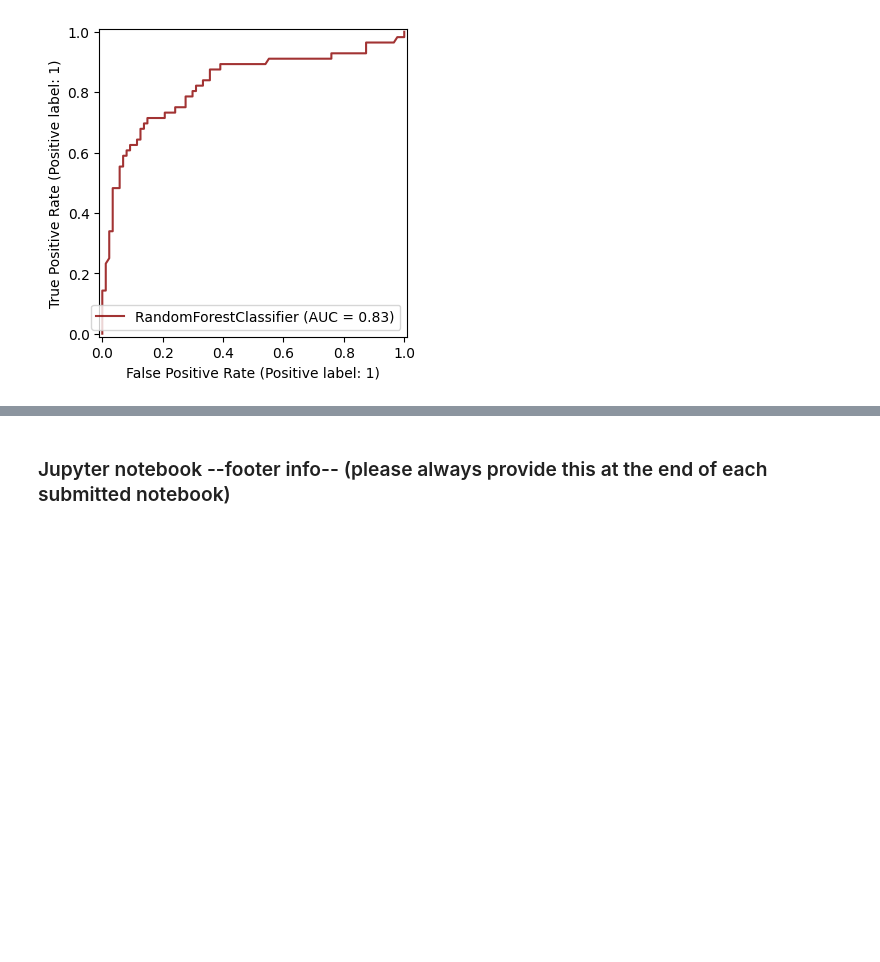
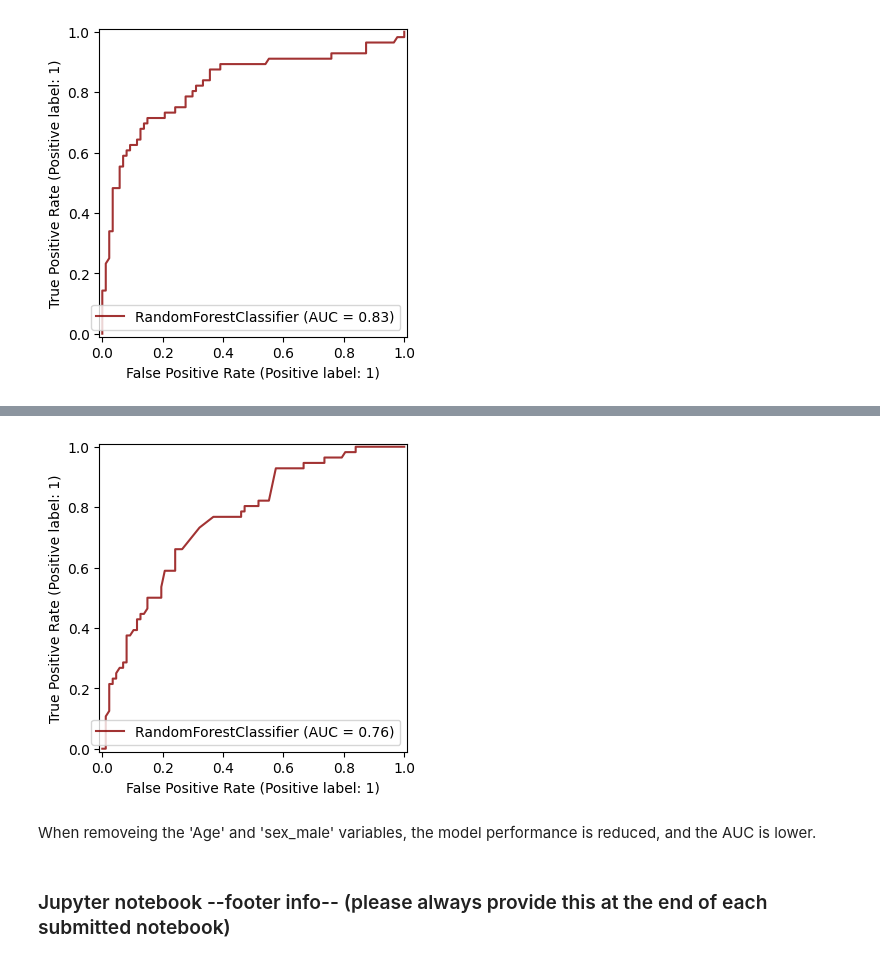
Before and after one commit to YaChiYang17/data_analytics, a Jupyter notebook: Week_09/classification_analysis_titanic.ipynb, the cells around one changed output, grey strips where cells are left out. Saved outputs shown, nothing was run; the diff lists cells and outputs as text; code cells hidden in the pictures; blank space fills up the shorter version.

```diff
--- a/Week_09/classification_analysis_titanic.ipynb
+++ b/Week_09/classification_analysis_titanic.ipynb
@@ -442,3 +579,18 @@ plt.show()
+# %%
+# Plot ROC curve and calculate AUC
+plt.figure(figsize=(6,4))
+ax = plt.gca()
+rfc_disp = RocCurveDisplay.from_estimator(rfc,
+                                          X2_test,
+                                          y2_test,
+                                          ax=ax,
+                                          alpha=0.8,
+                                          c="darkred")
+plt.show()
+# %% [output]
+[figure, added]
+# %% [markdown]
+When removeing the 'Age' and 'sex_male' variables, the model performance is reduced, and the AUC is lower.
 # %% [markdown]
 ### Jupyter notebook --footer info-- (please always provide this at the end of each submitted notebook)
 # %%
```
Also changed, not shown: parts of 11 cells of this notebook, 1 other file.
